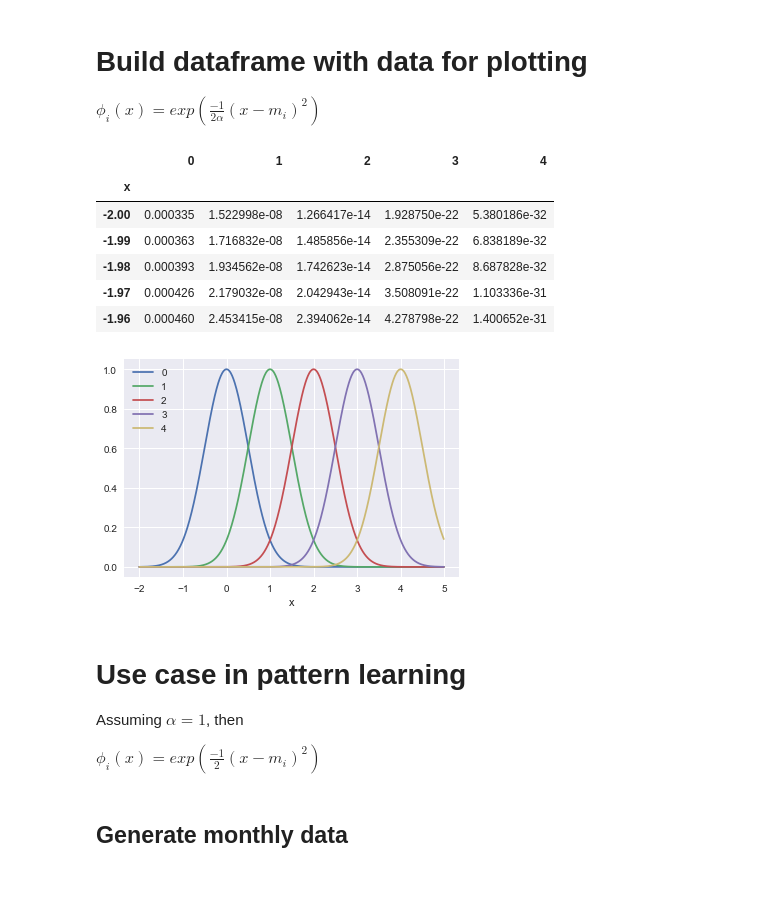
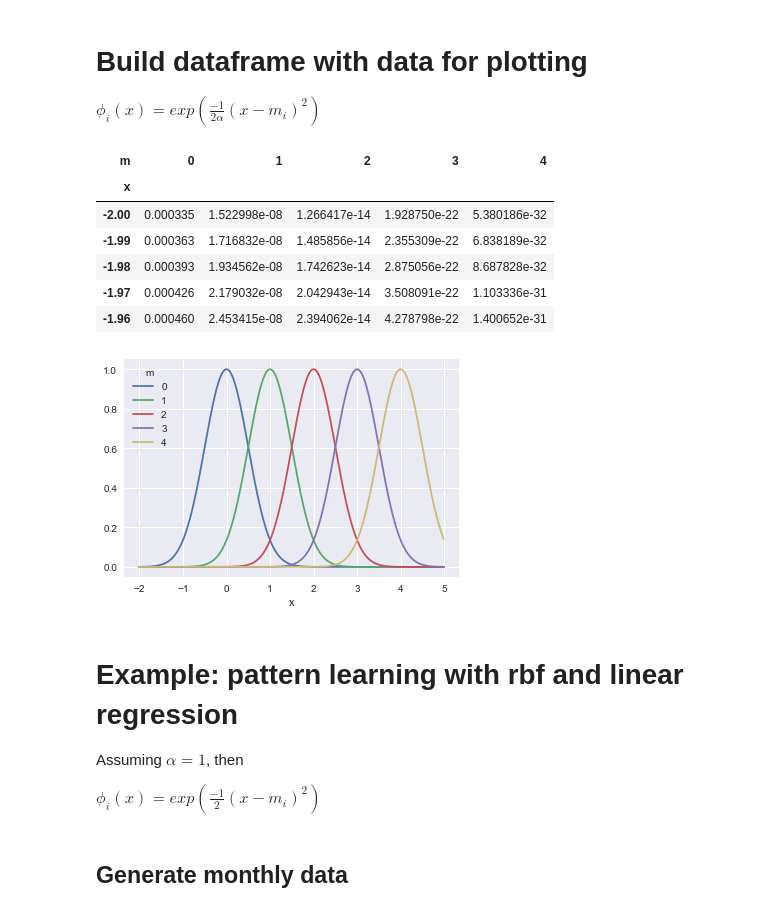
Before and after one commit to caheredia/Radial_Base_Functions, a Jupyter notebook: 2018-08-18_ch_Radial_Base_Functions.ipynb, the cells around one changed output. Drawn from its saved outputs; the diff is of its cells as text; code cells hidden in the pictures; blank space fills up the shorter version.

```diff
--- a/2018-08-18_ch_Radial_Base_Functions.ipynb
+++ b/2018-08-18_ch_Radial_Base_Functions.ipynb
@@ -14,13 +14,14 @@ def rbf(x, alpha, m):
 # %%
 # Generate data with rbf
 x = np.arange(-2, 5, 0.01)
-
+df=pd.DataFrame(data=x, columns=['x']).set_index('x')
 ## make 5 radial functions, with different m
 for i in range(5):
     df[str(i)] = rbf(x,.25,i)
+df.rename_axis('m', axis='columns', inplace = True)
 df.head()
 # %% [output]
-|  | 0 | 1 | 2 | 3 | 4 |
+| m | 0 | 1 | 2 | 3 | 4 |
 | x |  |  |  |  |  |
 | -2.00 | 0.000335 | 1.522998e-08 | 1.266417e-14 | 1.928750e-22 | 5.380186e-32 |
 | -1.99 | 0.000363 | 1.716832e-08 | 1.485856e-14 | 2.355309e-22 | 6.838189e-32 |
@@ -30,9 +31,9 @@ df.head()
 # %%
 df.plot();
 # %% [output]
-[figure, old version]
+[figure, new version]
 # %% [markdown]
-# Use case in pattern learning
+# Example: pattern learning with rbf and linear regression
 Assuming $\alpha=1$, then
 
 $\phi_{i} (x) = exp\left( \frac{-1}{2} (x-m_i)^2 \right)$
```
Also changed, not shown: parts of 5 cells of this notebook.
